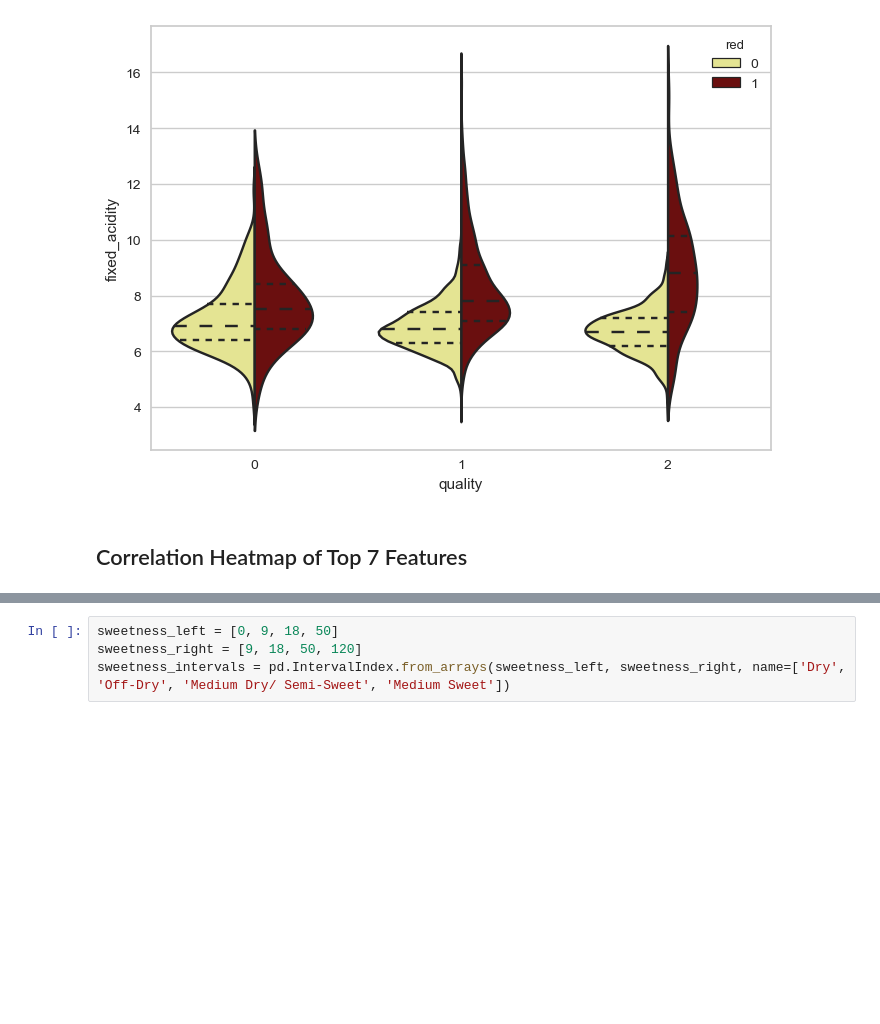
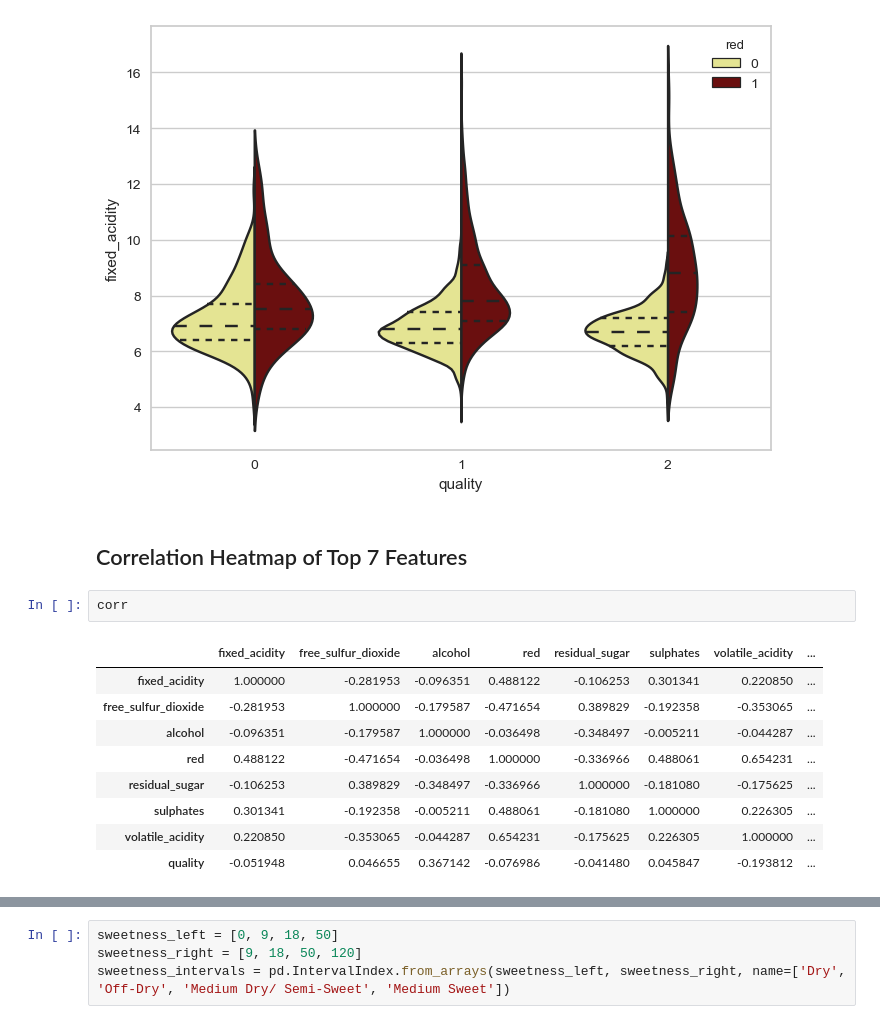
Before and after one commit to salml/wine-classification, a Jupyter notebook: notebooks/SAP.io Tech Challenge - What Makes a Good Wine.ipynb, the cells around one changed output, grey strips where cells are left out. Saved outputs shown, nothing was run; the diff lists cells and outputs as text; blank space fills up the shorter version.

```diff
--- a/notebooks/SAP.io Tech Challenge - What Makes a Good Wine.ipynb
+++ b/notebooks/SAP.io Tech Challenge - What Makes a Good Wine.ipynb
@@ -1024,6 +1024,18 @@ sns.violinplot(x='quality',
 [figure]
 # %% [markdown]
 ## Correlation Heatmap of Top 7 Features
+# %%
+corr
+# %% [output]
+|  | fixed_acidity | free_sulfur_dioxide | alcohol | red | residual_sugar | sulphates | volatile_acidity | ... |
+| fixed_acidity | 1.000000 | -0.281953 | -0.096351 | 0.488122 | -0.106253 | 0.301341 | 0.220850 | ... |
+| free_sulfur_dioxide | -0.281953 | 1.000000 | -0.179587 | -0.471654 | 0.389829 | -0.192358 | -0.353065 | ... |
+| alcohol | -0.096351 | -0.179587 | 1.000000 | -0.036498 | -0.348497 | -0.005211 | -0.044287 | ... |
+| red | 0.488122 | -0.471654 | -0.036498 | 1.000000 | -0.336966 | 0.488061 | 0.654231 | ... |
+| residual_sugar | -0.106253 | 0.389829 | -0.348497 | -0.336966 | 1.000000 | -0.181080 | -0.175625 | ... |
+| sulphates | 0.301341 | -0.192358 | -0.005211 | 0.488061 | -0.181080 | 1.000000 | 0.226305 | ... |
+| volatile_acidity | 0.220850 | -0.353065 | -0.044287 | 0.654231 | -0.175625 | 0.226305 | 1.000000 | ... |
+| quality | -0.051948 | 0.046655 | 0.367142 | -0.076986 | -0.041480 | 0.045847 | -0.193812 | ... |
 # %%
 # Compute the correlation matrix
 corr = wines_subset.corr()
```
Also changed, not shown: parts of 26 cells of this notebook.
